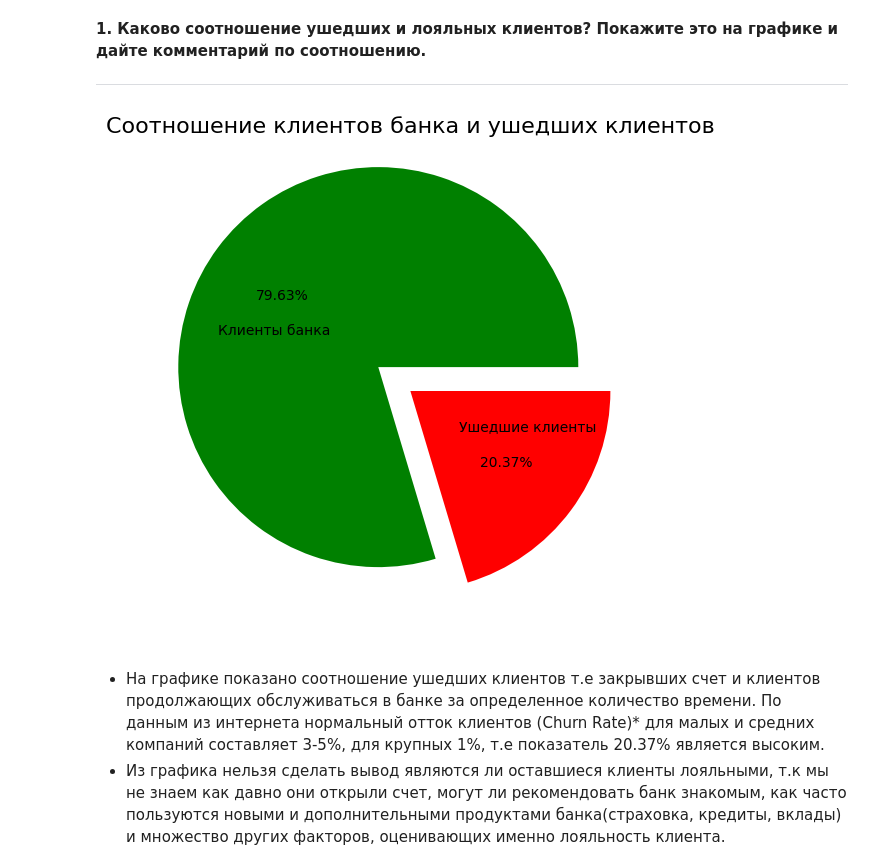
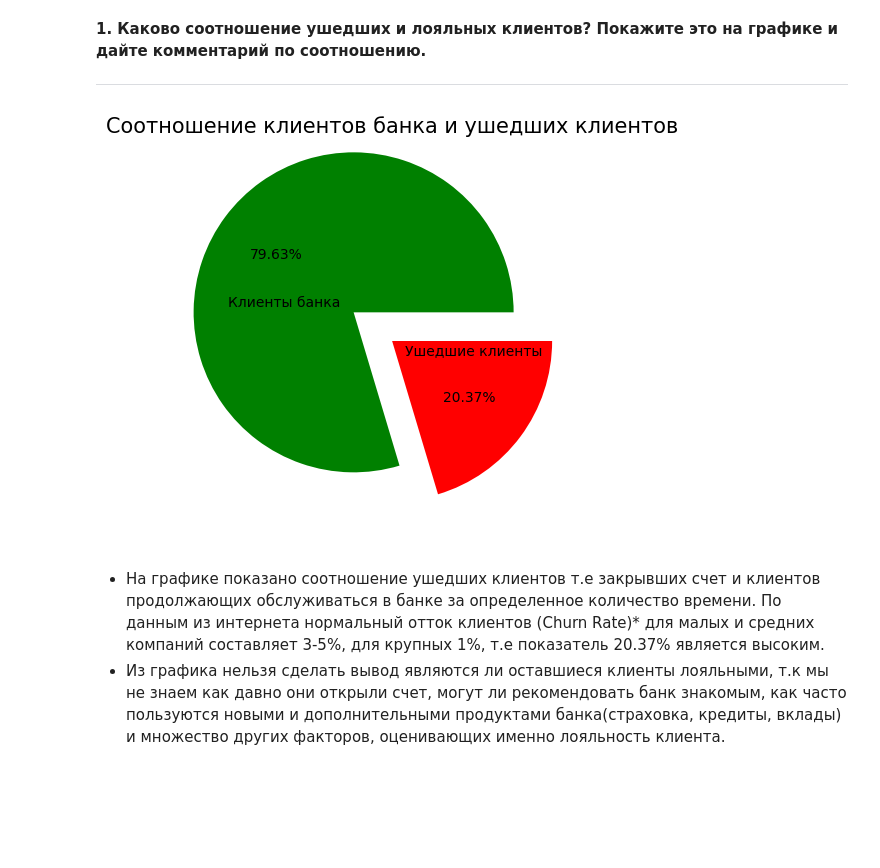
Before and after one commit to Tatpraded/DS_1017_Praded, a Jupyter notebook: Визуализация_постороение_графиков_Банк/churn.ipynb, the cells around one changed output. Drawn from its saved outputs; the diff is of its cells as text; code cells hidden in the pictures; blank space fills up the shorter version.

```diff
--- a/Визуализация_постороение_графиков_Банк/churn.ipynb
+++ b/Визуализация_постороение_графиков_Банк/churn.ipynb
@@ -86,21 +86,21 @@ ________________________________________________________________________________
 # %%
 import matplotlib.pyplot as plt
 %matplotlib inline
 
-fig = plt.figure(figsize=(5,5))
+fig = plt.figure(figsize=(4,4))
 axes = fig.add_axes([0, 0, 1, 1])
 axes.pie(
     churn_data_df['Exited'].value_counts(),
     labels=['Клиенты банка', 'Ушедшие клиенты'],
     autopct='%.2f%%',
-    labeldistance = 0.3,
+    labeldistance = 0.1,
     colors=['green', 'red'],
 
-    explode = [0.2, 0]
+    explode = [0.3, 0]
 );
-axes.set_title('Соотношение клиентов банка и ушедших клиентов', fontsize=16);
+axes.set_title('Соотношение клиентов банка и ушедших клиентов', fontsize=15);
 # %% [output]
-[figure, old version]
+[figure, new version]
 # %% [markdown]
 - На графике показано соотношение ушедших клиентов т.е закрывших счет и клиентов продолжающих обслуживаться в банке за определенное количество времени. По данным из интернета нормальный отток клиентов (Churn Rate)* для малых и средних компаний составляет 3-5%, для крупных 1%, т.е показатель 20.37% является высоким.
 - Из графика нельзя сделать вывод являются ли оставшиеся клиенты лояльными, т.к мы не знаем как давно они открыли счет, могут ли рекомендовать банк знакомым, как часто пользуются новыми и дополнительными продуктами банка(страховка, кредиты, вклады) и множество других факторов, оценивающих именно лояльность клиента.
```
Also changed, not shown: parts of 25 cells of this notebook.
